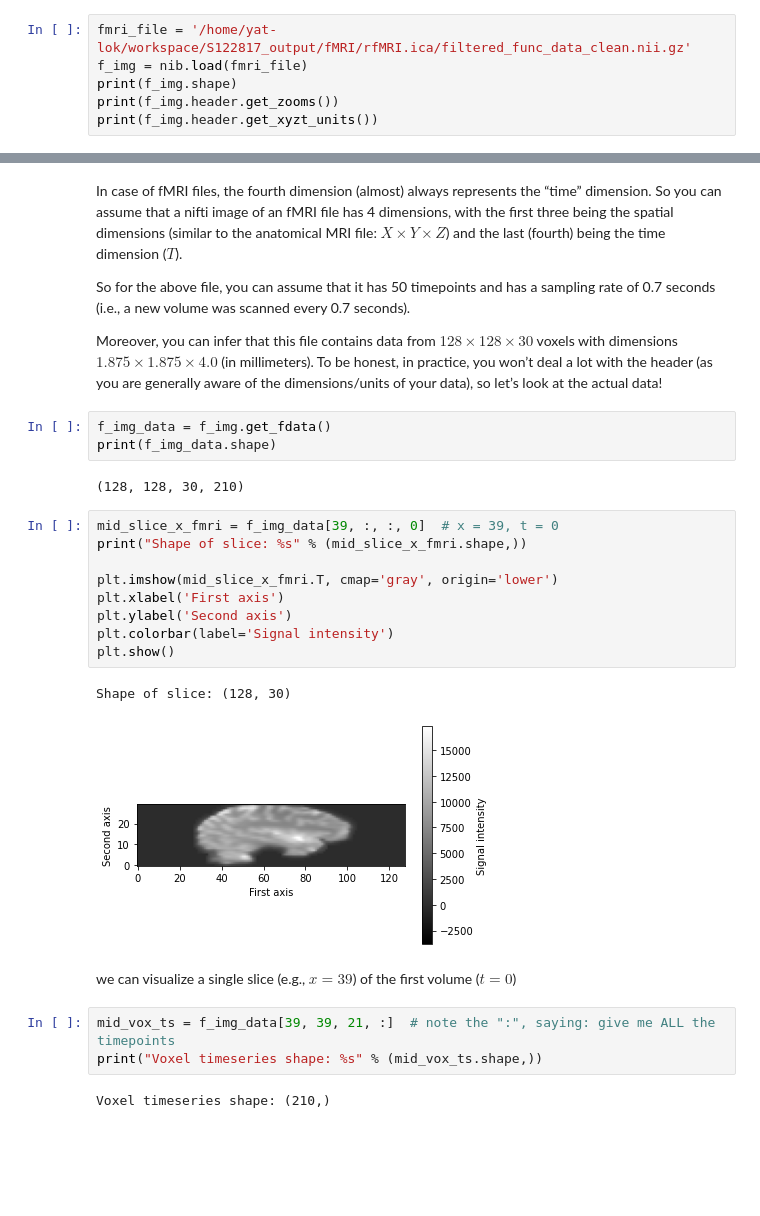
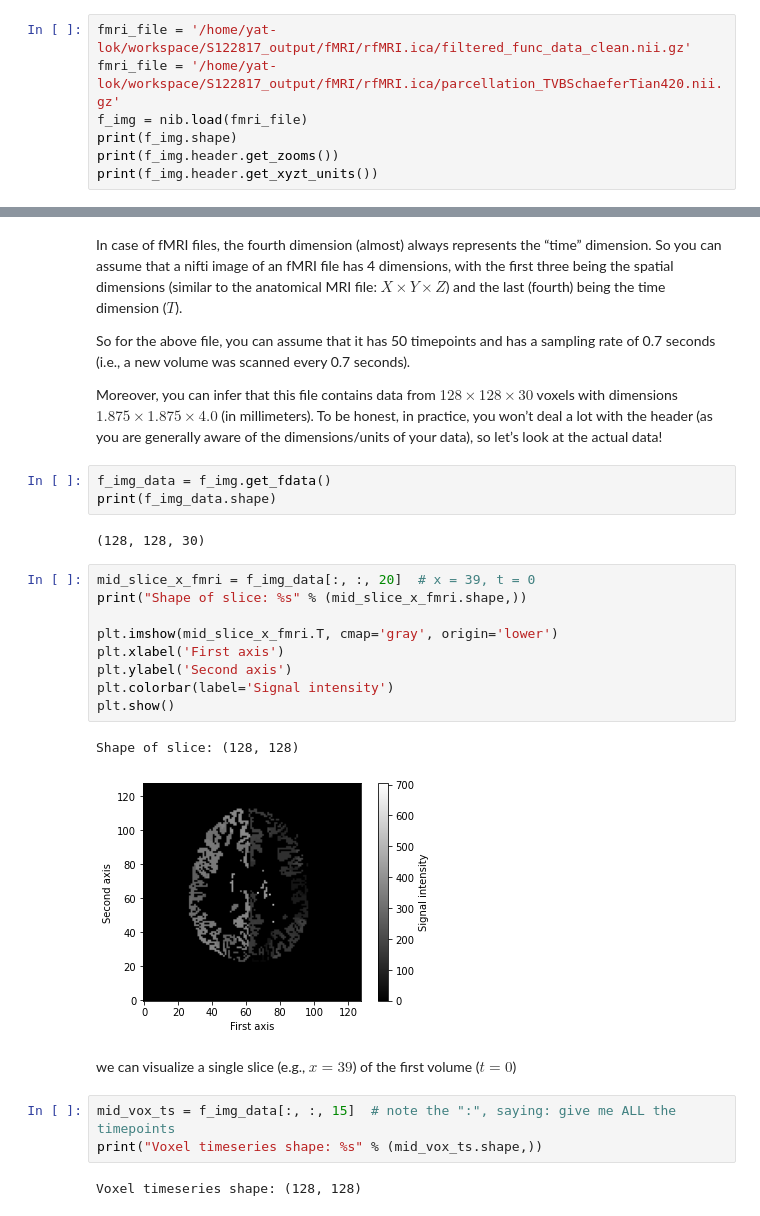
Before and after one commit to yilewang/fmriprep_tvb, a Jupyter notebook: read_nifit.ipynb, the cells around one changed output, grey strips where cells are left out. Saved outputs shown, nothing was run; the diff lists cells and outputs as text; blank space fills up the shorter version.

```diff
--- a/read_nifit.ipynb
+++ b/read_nifit.ipynb
@@ -10,6 +10,7 @@ import matplotlib.pyplot as plt
 import nibabel as nib
 # %%
 fmri_file = '/home/yat-lok/workspace/S122817_output/fMRI/rfMRI.ica/filtered_func_data_clean.nii.gz'
+fmri_file = '/home/yat-lok/workspace/S122817_output/fMRI/rfMRI.ica/parcellation_TVBSchaeferTian420.nii.gz'
 f_img = nib.load(fmri_file)
 print(f_img.shape)
 print(f_img.header.get_zooms())
@@ -28,26 +29,26 @@ Moreover, you can infer that this file contains data from $128 \times 128 \times
 f_img_data = f_img.get_fdata()
 print(f_img_data.shape)
 # %% [output]
-(128, 128, 30, 210)
+(128, 128, 30)
 # %%
-mid_slice_x_fmri = f_img_data[39, :, :, 0]  # x = 39, t = 0
+mid_slice_x_fmri = f_img_data[:, :, 20]  # x = 39, t = 0
 print("Shape of slice: %s" % (mid_slice_x_fmri.shape,))
 
 plt.imshow(mid_slice_x_fmri.T, cmap='gray', origin='lower')
 plt.xlabel('First axis')
 plt.ylabel('Second axis')
 plt.colorbar(label='Signal intensity')
 plt.show()
 # %% [output]
-Shape of slice: (128, 30)
+Shape of slice: (128, 128)
-[figure, old version]
+[figure, new version]
 # %% [markdown]
  we can visualize a single slice (e.g., $x=39$) of the first volume ($t=0$)
 # %%
-mid_vox_ts = f_img_data[39, 39, 21, :]  # note the ":", saying: give me ALL the timepoints
+mid_vox_ts = f_img_data[:, :, 15]  # note the ":", saying: give me ALL the timepoints
 print("Voxel timeseries shape: %s" % (mid_vox_ts.shape,))
 # %% [output]
-Voxel timeseries shape: (210,)
+Voxel timeseries shape: (128, 128)
 # %%
 from matplotlib import patches
 
```
Also changed, not shown: parts of 3 cells of this notebook, 1 other file.
